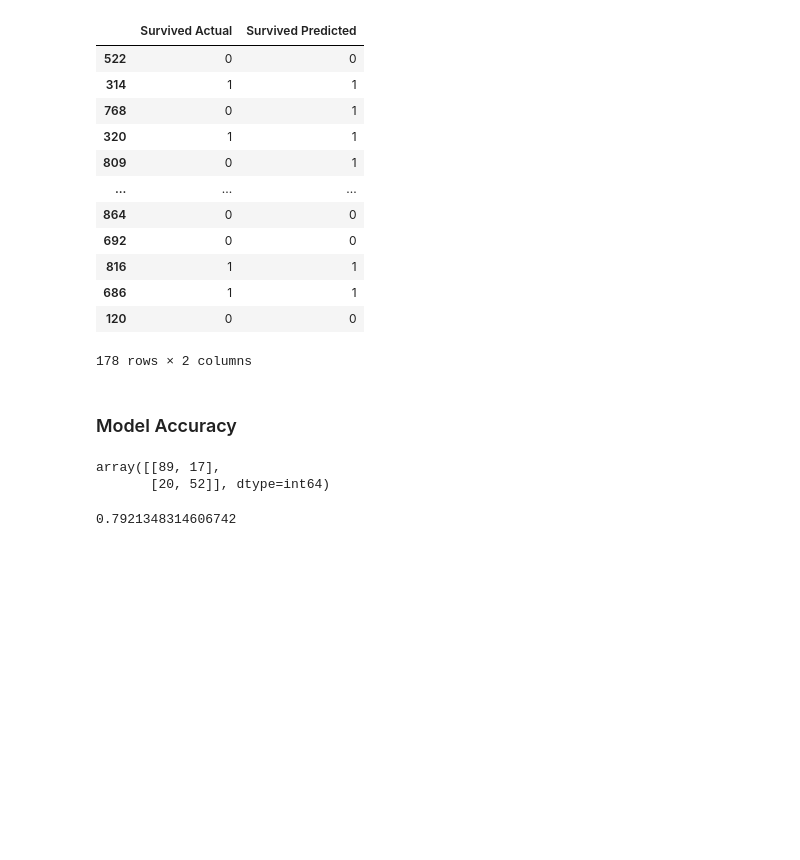
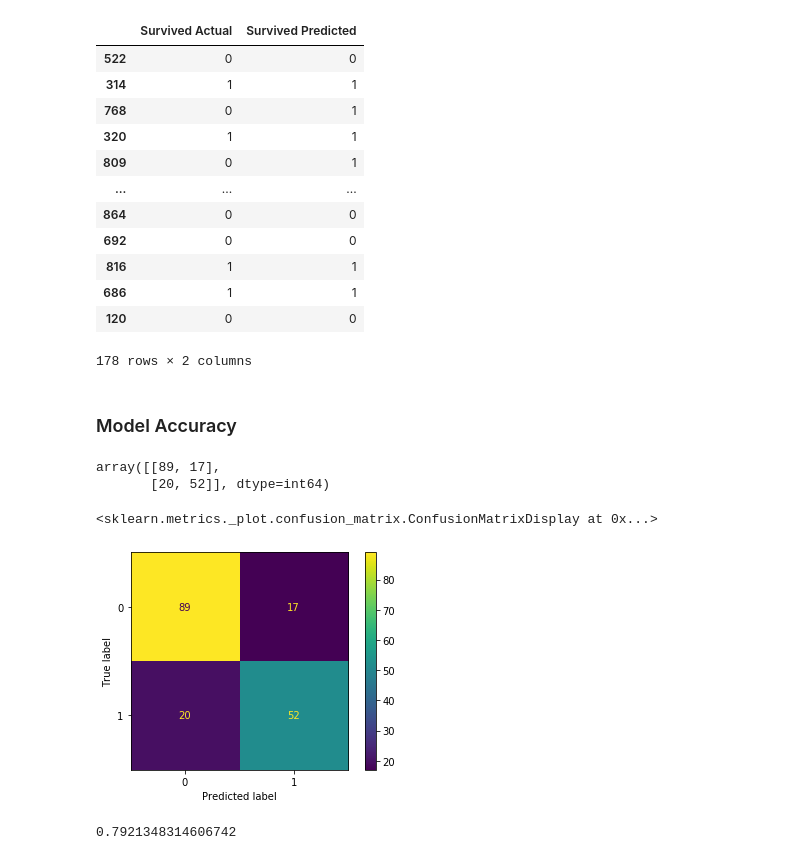
Before and after one commit to rooneyrulz/titanic_disaster_ml, a Jupyter notebook: Predictions.ipynb, the cells around one changed output. Saved outputs shown, nothing was run; the diff lists cells and outputs as text; code cells hidden in the pictures; blank space fills up the shorter version.

Commit message:
ploting the confusion matrix

```diff
--- a/Predictions.ipynb
+++ b/Predictions.ipynb
@@ -218,6 +218,12 @@ confusion_matrix(Y_test, predictions)
 # %% [output]
 array([[89, 17],
        [20, 52]], dtype=int64)
+# %%
+# Plotting the confusion matrix
+plot_confusion_matrix(model, X_test, Y_test)
+# %% [output]
+<sklearn.metrics._plot.confusion_matrix.ConfusionMatrixDisplay at 0x...>
+[figure, added]
 # %%
 # Accuracy Score
 accuracy_score(Y_test, predictions)
```
Also changed, not shown: parts of 1 cell of this notebook.
